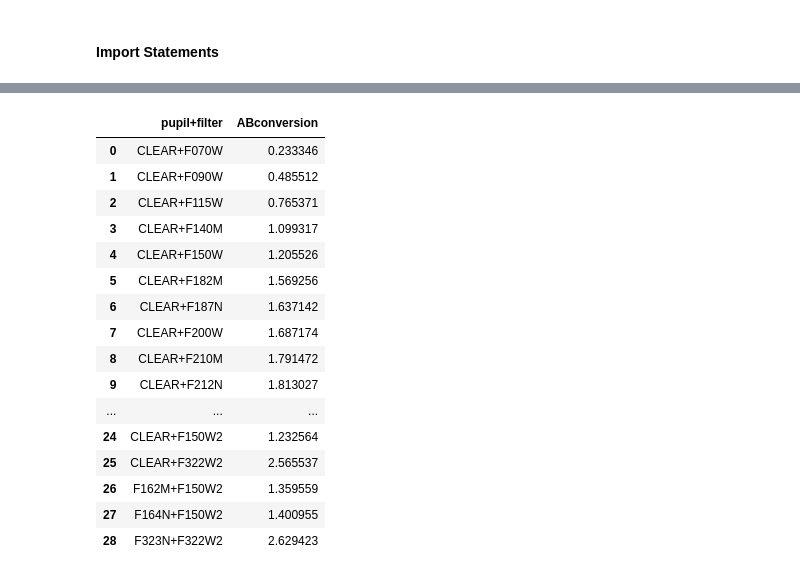
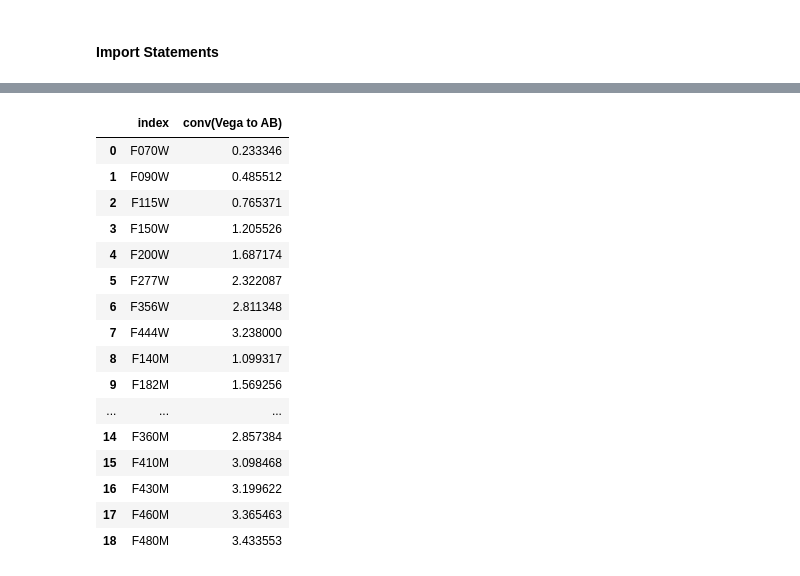
Before and after one commit to estherkwn/CMD_for_JWST_NIRCam_GlobularClusters, a Jupyter notebook: BaSTI_to_cmd.ipynb, the cells around one changed output, grey strips where cells are left out. Saved outputs shown, nothing was run; the diff lists cells and outputs as text; code cells hidden in the pictures.

```diff
--- a/BaSTI_to_cmd.ipynb
+++ b/BaSTI_to_cmd.ipynb
@@ -118 +122,4 @@ display(combined_imp_isoc)
+# %%
+redshift_obs = 0.87
+initial_mass = 5e7
 # %% [markdown]
@@ -214,13 +225,13 @@ filters = combined_imp_isoc.columns.to_numpy()[6:-1]
 #----------------isochrone--------insert imf
 def interpolator(refdata_subset, newdata):
     #uses the "refdata_subset" as a reference for "newdata" to be interpolated
-    #newdata should be the initial mass function points, and refdata should be the BaSTI isochrones
+    #newdata takes in the initial mass function points, and refdata takes in the BaSTI isochrones
     #...with information about the final mass and the filter magnitudes
     #
     #
     minmass = refdata_subset['M/Mo(ini)'].min()
     maxmass = refdata_subset['M/Mo(ini)'].max()
-    newdata = newdata.loc[(newdata['Initial Mass'] < maxmass) & (newdata['Initial Mass'] > minmass)].copy()
+    newdata = newdata.loc[(newdata['Initial Mass'] <= maxmass) & (newdata['Initial Mass'] >= minmass)].copy()
     #np.interp(x_new, x_data, y_data)
     #interpolate the final masses
     finalmasses_new = np.interp(newdata['Initial Mass'].to_numpy(), refdata_subset['M/Mo(ini)'].to_numpy(), refdata_subset['M/Mo(fin)'].to_numpy())
@@ -229,8 +240,8 @@ def interpolator(refdata_subset, newdata):
     #filters
     for f in filters:
         #interpolate each filter magnitude pt and add to dataframe
-        filters_new = np.interp(newdata['Initial Mass'].to_numpy(), refdata_subset['M/Mo(ini)'].to_numpy(), refdata_subset[f].to_numpy())
-        newdata[f] = filters_new
+        filters_mag_new = np.interp(newdata['Initial Mass'].to_numpy(), refdata_subset['M/Mo(ini)'].to_numpy(), refdata_subset[f].to_numpy())
+        newdata[f] = filters_mag_new
 
     return newdata
 
@@ -420,24 +411,51 @@ $conv_{Vega,AB} = zp_{AB} - zp_{Vega-Sirius} - 2.5log_{10}(PHOTMJSR)$
 # %%
 #m_AB=m_Vega-sirius + conversion_factor.
 
-ABcorrections = pd.read_csv('NRC_ZPs_1126pmap.txt', sep='|', header=4)
-print(ABcorrections.columns[1:-1])
+#importing table with ZP's and PHOTMJSR
+ZPtable = pd.read_csv('NRC_ZPs_1126pmap.txt', sep='|', header=4)
+print(ZPtable.columns[1:-1])
 
-PHOTMJSR = ABcorrections[' PHOTMJSR ']
-pupil_filter = ABcorrections[' pupil+filter ']
-zp_vega_sirius = ABcorrections[' zp_vega-sirius ']
-zp_AB = ABcorrections[' zp_AB ']
-conv_Vega_AB = (zp_AB-zp_vega_sirius-2.5*np.log10(PHOTMJSR))
-"""
+PHOTMJSR = ZPtable[' PHOTMJSR ']
+pupil_filter = ZPtable[' pupil+filter ']
+ZP_vega_sirius = ZPtable[' zp_vega-sirius ']
+ZP_AB = ZPtable[' zp_AB ']
+conv_Vega_to_AB = (ZP_AB-ZP_vega_sirius-2.5*np.log10(PHOTMJSR))
+"""#was printing table contents here
 for i in range(len(filter)):
     print(f'{pupil_filter[i]}, {conv_Vega_AB[i]:.3f}')
 """
-convsns = pd.DataFrame({'ABconversion': conv_Vega_AB})
-ABconversions = pd.concat([pupil_filter, convsns], axis=1)
+conversions_filters = pd.DataFrame({'conv(Vega to AB)': conv_Vega_to_AB})
+ABconversions = pd.concat([pupil_filter, conversions_filters], axis=1)
 #avg over where the filternames are the same
-meanABconversions = ABconversions.groupby(' pupil+filter ', as_index=False)['ABconversion'].mean()
+meanABconversions = ABconversions.groupby(' pupil+filter ', as_index=False)['conv(Vega to AB)'].mean()
 meanABconversions[' pupil+filter '] = (meanABconversions[' pupil+filter '].str.strip()) #remove spaces
-display(meanABconversions)
+#display(meanABconversions)
+
+#isolating last 5 digits of filter name, then keeping only relevant filters (what equals the column names of isochrone array
+ABconversions_renamed = meanABconversions.copy()
+ABconversions_renamed[' pupil+filter '] = meanABconversions[' pupil+filter '].str[-5:]
+ABconversions_for_isoc = ABconversions_renamed[ABconversions_renamed[' pupil+filter '].isin(filters)][:-3] #last 3 are dupes
+print(filters)
+#display(ABconversions_for_isoc)
+
+#remove columns in allsums without AB corrections
+filts_to_include = ABconversions_for_isoc[' pupil+filter '].values
+AB_cut_isoc = allsums.copy()
+AB_cut_isoc = allsums.iloc[:, :3].join(allsums.iloc[:, 3:].loc[:, allsums.columns[3:].isin(filts_to_include)])
+#display(AB_cut_isoc)
+#reorder ABconversions to match isochrone
+ABconversions_for_isoc = (ABconversions_for_isoc.set_index(' pupil+filter ').reindex(AB_cut_isoc.columns[3:]).reset_index())
+display(ABconversions_for_isoc)
+
+#now add value in column 'conv' to all rows of column where column = value in pupil+filter
+AB_corrected_isoc = AB_cut_isoc.copy()
+for filt in AB_cut_isoc.columns[3:]:
+    AB_corrected_isoc[filt] = (allsums[filt] + ABconversions_for_isoc.loc[ABconversions_for_isoc['index'] == filt, 'conv(Vega to AB)'].iloc[0])
+
+display(AB_corrected_isoc)
+
+#plotting after AB corrections
+CMDplot('CMD in AB mag', AB_corrected_isoc, filts_color, mlicitys_plot)
 # %% [output]
 Index([' pupil+filter ', '      sca ', ' PHOTMJSR ', ' zp_vega ', '  vega_Jy ',
        ' zp_vega-sirius ', ' vega-sirius_Jy ', ' zp_AB ', ' mean_pix_sr '],
@@ -445,17 +466,17 @@ Index([' pupil+filter ', '      sca ', ' PHOTMJSR ', ' zp_vega ', '  vega_Jy ',
-|  | pupil+filter | ABconversion |
-| 0 | CLEAR+F070W | 0.233346 |
-| 1 | CLEAR+F090W | 0.485512 |
-| 2 | CLEAR+F115W | 0.765371 |
-| 3 | CLEAR+F140M | 1.099317 |
-| 4 | CLEAR+F150W | 1.205526 |
-| 5 | CLEAR+F182M | 1.569256 |
-| 6 | CLEAR+F187N | 1.637142 |
-| 7 | CLEAR+F200W | 1.687174 |
-| 8 | CLEAR+F210M | 1.791472 |
-| 9 | CLEAR+F212N | 1.813027 |
+|  | index | conv(Vega to AB) |
+| 0 | F070W | 0.233346 |
+| 1 | F090W | 0.485512 |
+| 2 | F115W | 0.765371 |
+| 3 | F150W | 1.205526 |
+| 4 | F200W | 1.687174 |
+| 5 | F277W | 2.322087 |
+| 6 | F356W | 2.811348 |
+| 7 | F444W | 3.238000 |
+| 8 | F140M | 1.099317 |
+| 9 | F182M | 1.569256 |
 | ... | ... | ... |
-| 24 | CLEAR+F150W2 | 1.232564 |
-| 25 | CLEAR+F322W2 | 2.565537 |
-| 26 | F162M+F150W2 | 1.359559 |
-| 27 | F164N+F150W2 | 1.400955 |
-| 28 | F323N+F322W2 | 2.629423 |
+| 14 | F360M | 2.857384 |
+| 15 | F410M | 3.098468 |
+| 16 | F430M | 3.199622 |
+| 17 | F460M | 3.365463 |
+| 18 | F480M | 3.433553 |
```
Also changed, not shown: parts of 24 cells of this notebook, 59 other files.
